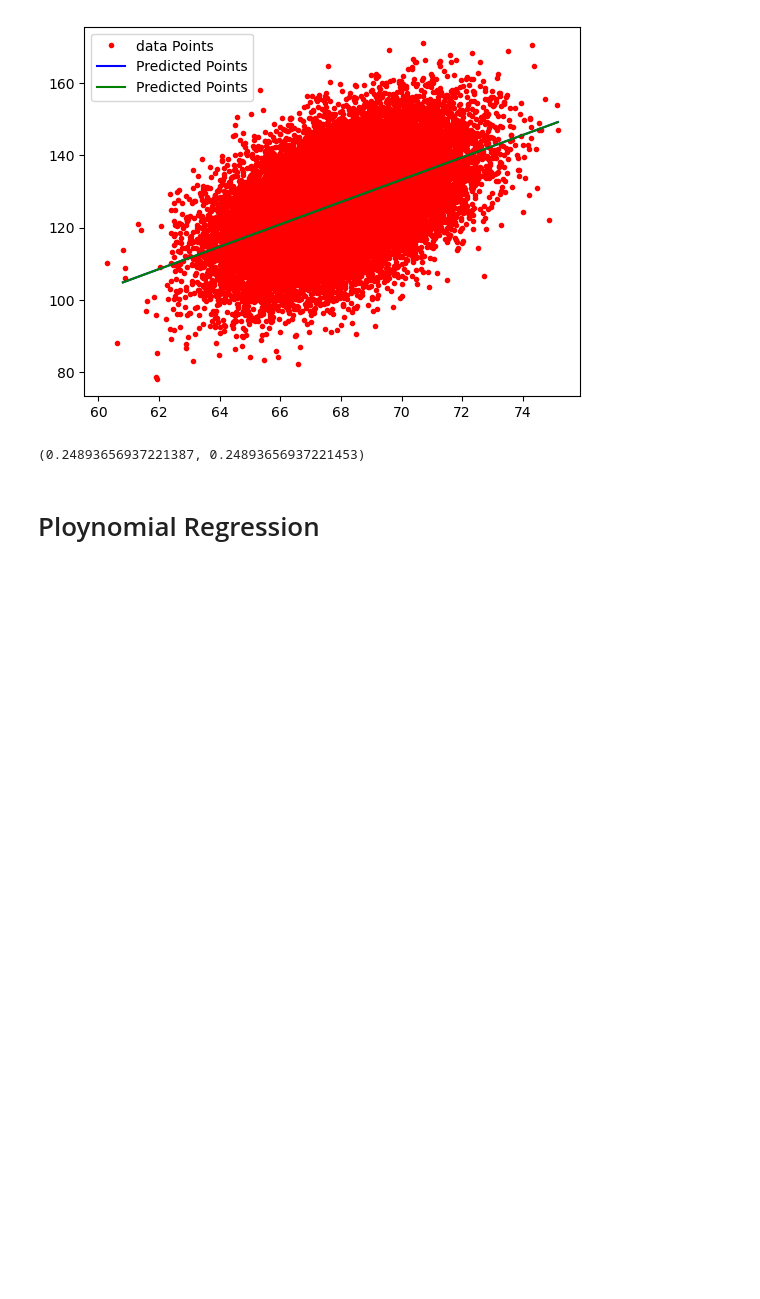
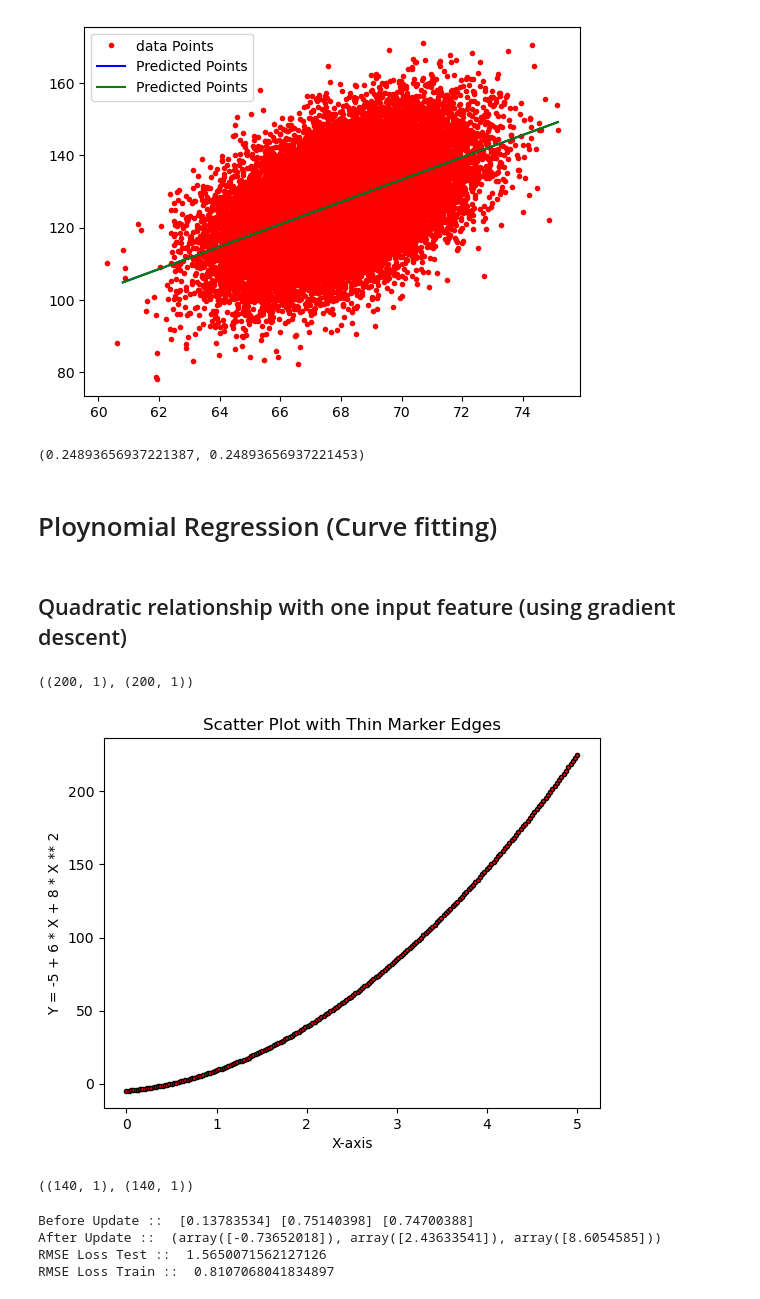
Before and after one commit to sandeepshakya2019/Machine-Learning-HandsOn, a Jupyter notebook: 01_Code/1_MachineLearningAlgo/1_LinearRegression.ipynb, the cells around one changed output. Saved outputs shown, nothing was run; the diff lists cells and outputs as text; code cells hidden in the pictures; blank space fills up the shorter version.

Commit message:
Creating a curve fitting problem and solved using gradient descent problem

```diff
--- a/01_Code/1_MachineLearningAlgo/1_LinearRegression.ipynb
+++ b/01_Code/1_MachineLearningAlgo/1_LinearRegression.ipynb
@@ -708,4 +708,6 @@ model.score(X_test, Y_test), m.r2score(X_test, Y_test)
 # %% [output]
 (0.24893656937221387, 0.24893656937221453)
 # %% [markdown]
-# Ploynomial Regression
+# Ploynomial Regression (Curve fitting)
+# %% [markdown]
+## Quadratic relationship with one input feature (using gradient descent)
@@ -711,0 +719,25 @@ model.score(X_test, Y_test), m.r2score(X_test, Y_test)
+# %%
+# create the dataset
+X = np.linspace(0,5, 200).reshape(-1,1)
+h0 = -5
+h1 = 6
+h2 = 8
+Y = h0 + h1 * X + h2 * X ** 2
+X.shape, Y.shape
+# %% [output]
+((200, 1), (200, 1))
+# %%
+plt.scatter(X, Y, marker='.', linewidths=1, edgecolor='black', color="red")
+plt.xlabel("X-axis")
+labely = f"Y = {h0} + {h1} * X + {h2} * X ** 2"
+plt.ylabel(labely)
+plt.title("Scatter Plot with Thin Marker Edges")
+plt.show()
+# %% [output]
+[figure, added]
+# %%
+from sklearn.model_selection import train_test_split
+X_train, X_test, Y_train, Y_test = train_test_split(X,Y, test_size=0.3, random_state=2)
+X_train.shape, Y_train.shape
+# %% [output]
+((140, 1), (140, 1))
@@ -711,0 +772,10 @@ model.score(X_test, Y_test), m.r2score(X_test, Y_test)
+# %%
+c = curveFitting()
+print("After Update :: ", c.curveFitUsingGD(X_train, Y_train))
+print("RMSE Loss Test :: ", c.rmseloss(X_test, Y_test) )
+print("RMSE Loss Train :: ", c.rmseloss(X_train, Y_train) )
+# %% [output]
+Before Update ::  [0.13783534] [0.75140398] [0.74700388]
+After Update ::  (array([-0.73652018]), array([2.43633541]), array([8.6054585]))
+RMSE Loss Test ::  1.5650071562127126
+RMSE Loss Train ::  0.8107068041834897
```
Also changed, not shown: parts of 6 cells of this notebook.
